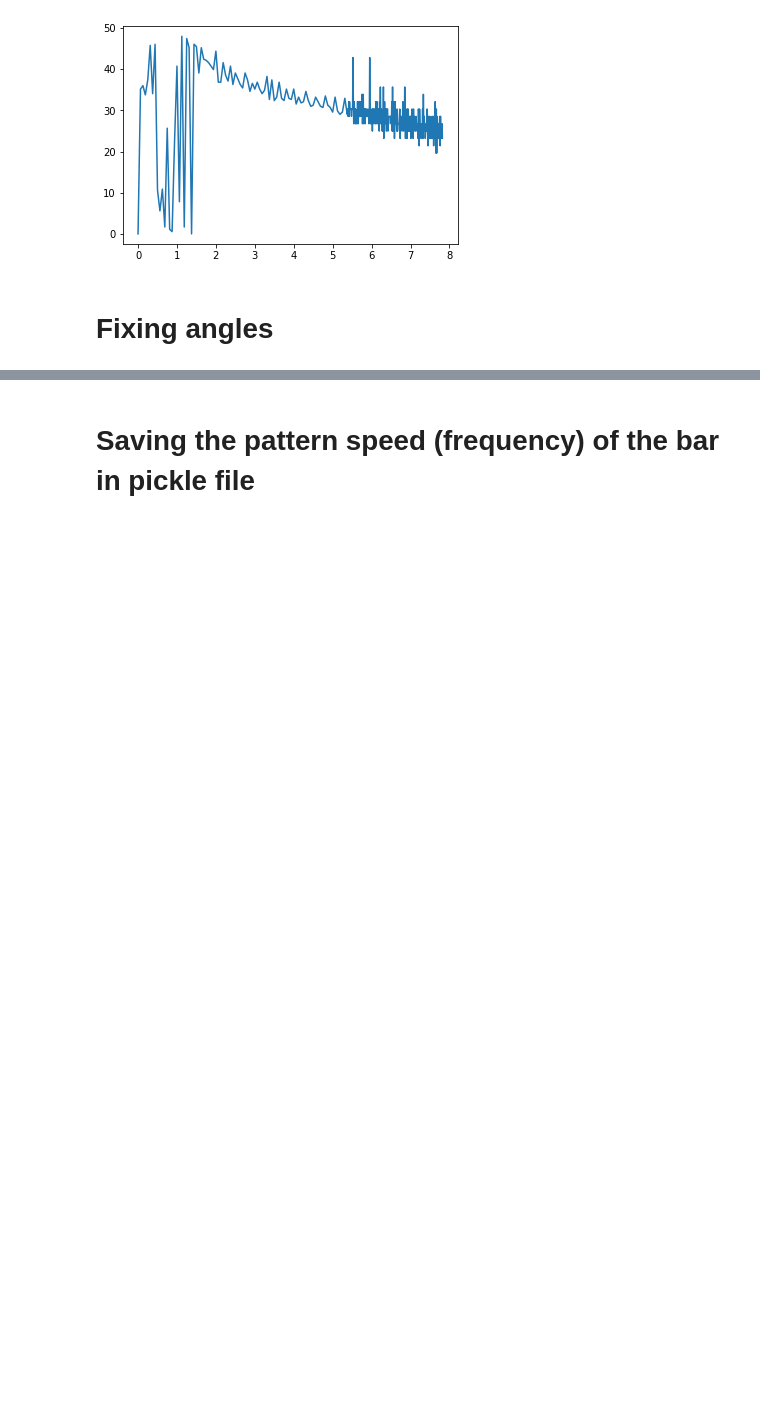
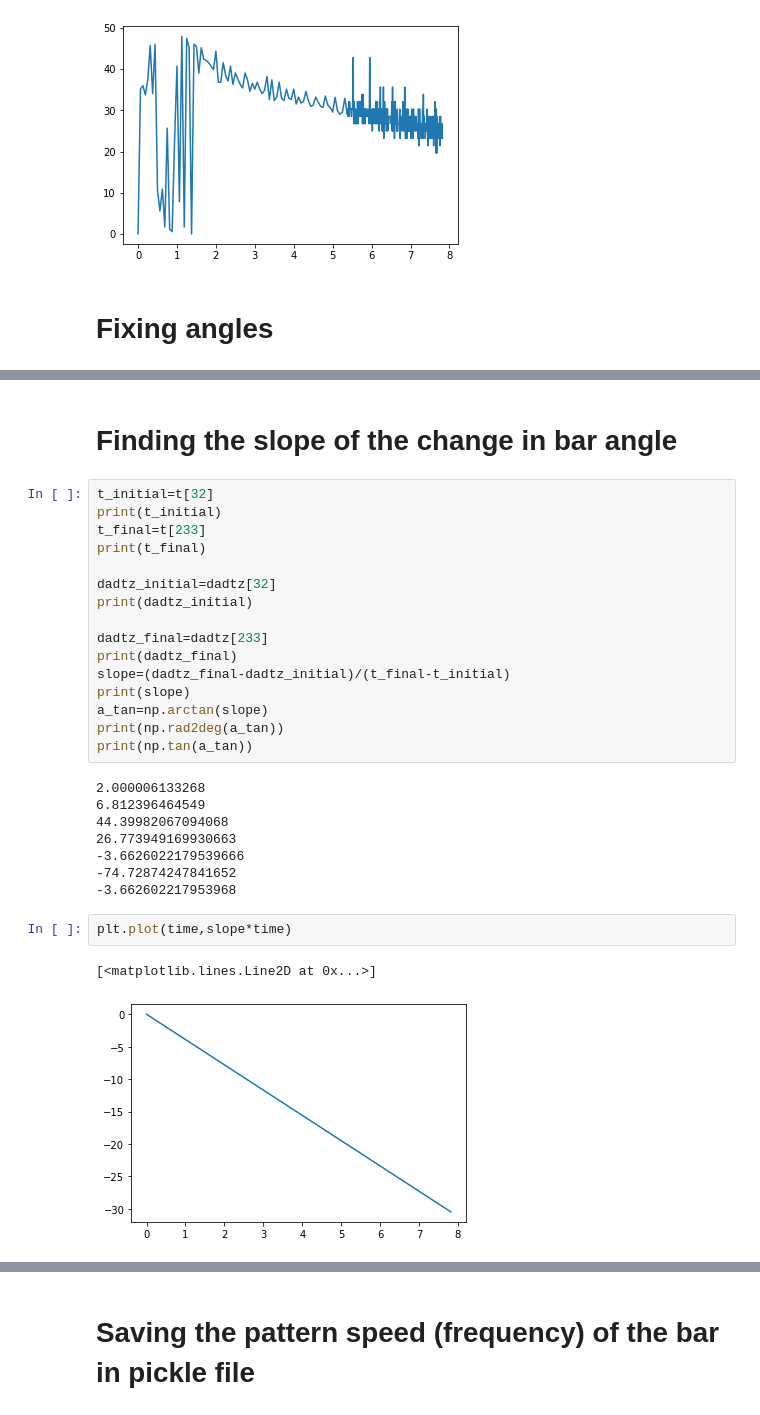
Before and after one commit to binodbhttr/resonance_sweeping, a Jupyter notebook: calculate_pattern_speed.ipynb, the cells around one changed output, grey strips where cells are left out. Saved outputs shown, nothing was run; the diff lists cells and outputs as text; blank space fills up the shorter version.

```diff
--- a/calculate_pattern_speed.ipynb
+++ b/calculate_pattern_speed.ipynb
@@ -203,3 +200,34 @@ plt.show()
 # %% [output]
 Plot generated and saved to file:  da_dt_vs_time.jpg
 [figure]
+# %% [markdown]
+# Finding the slope of the change in bar angle
+# %%
+t_initial=t[32]
+print(t_initial)
+t_final=t[233]
+print(t_final)
+
+dadtz_initial=dadtz[32]
+print(dadtz_initial)
+
+dadtz_final=dadtz[233]
+print(dadtz_final)
+slope=(dadtz_final-dadtz_initial)/(t_final-t_initial)
+print(slope)
+a_tan=np.arctan(slope)
+print(np.rad2deg(a_tan))
+print(np.tan(a_tan))
+# %% [output]
+2.000006133268
+6.812396464549
+44.39982067094068
+26.773949169930663
+-3.6626022179539666
+-74.72874247841652
+-3.662602217953968
+# %%
+plt.plot(time,slope*time)
+# %% [output]
+[<matplotlib.lines.Line2D at 0x...>]
+[figure, added]
```
Also changed, not shown: parts of 6 cells of this notebook, 22 other files.
